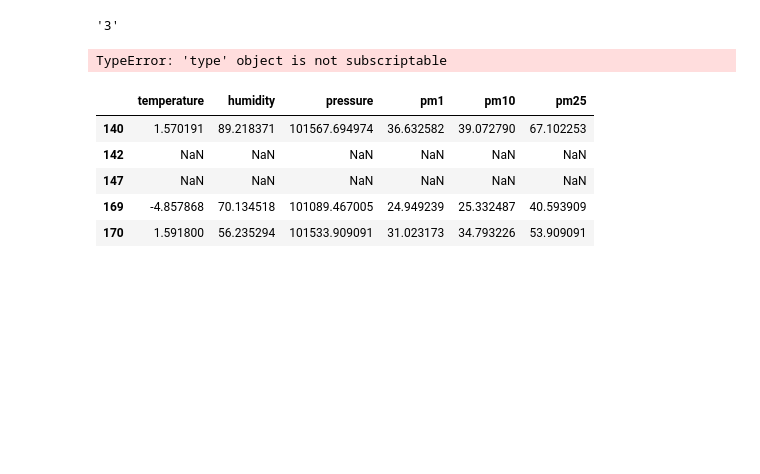
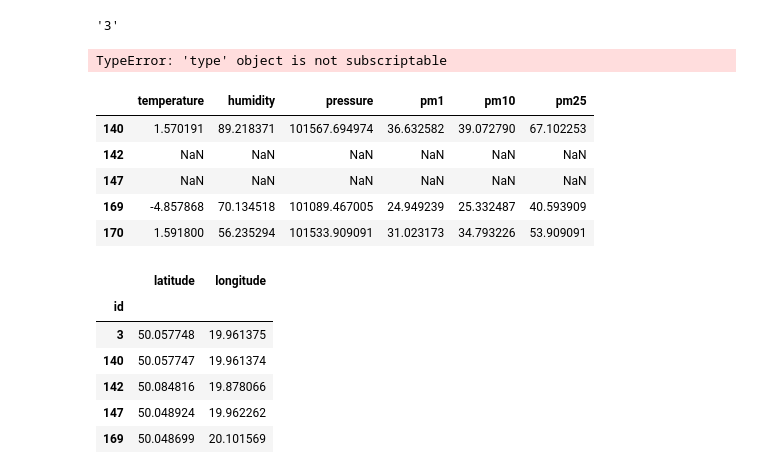
Before and after one commit to Michal-lis/Data_Analysis_Hackaton, a Jupyter notebook: air-quality-data-from-extensive-network-of-sensors/AnalysisHackaton.ipynb, the cells around one changed output. Saved outputs shown, nothing was run; the diff lists cells and outputs as text; code cells hidden in the pictures; blank space fills up the shorter version.

```diff
--- a/air-quality-data-from-extensive-network-of-sensors/AnalysisHackaton.ipynb
+++ b/air-quality-data-from-extensive-network-of-sensors/AnalysisHackaton.ipynb
@@ -148,3 +148,15 @@ means.head()
 | 147 | NaN | NaN | NaN | NaN | NaN | NaN |
 | 169 | -4.857868 | 70.134518 | 101089.467005 | 24.949239 | 25.332487 | 40.593909 |
 | 170 | 1.591800 | 56.235294 | 101533.909091 | 31.023173 | 34.793226 | 53.909091 |
+# %%
+
+sensors_loc = pd.read_csv("sensor_locations.csv").set_index('id')
+sensors_loc.head()
+# %% [output]
+|  | latitude | longitude |
+| id |  |  |
+| 3 | 50.057748 | 19.961375 |
+| 140 | 50.057747 | 19.961374 |
+| 142 | 50.084816 | 19.878066 |
+| 147 | 50.048924 | 19.962262 |
+| 169 | 50.048699 | 20.101569 |
```
Also changed, not shown: parts of 2 cells of this notebook.
